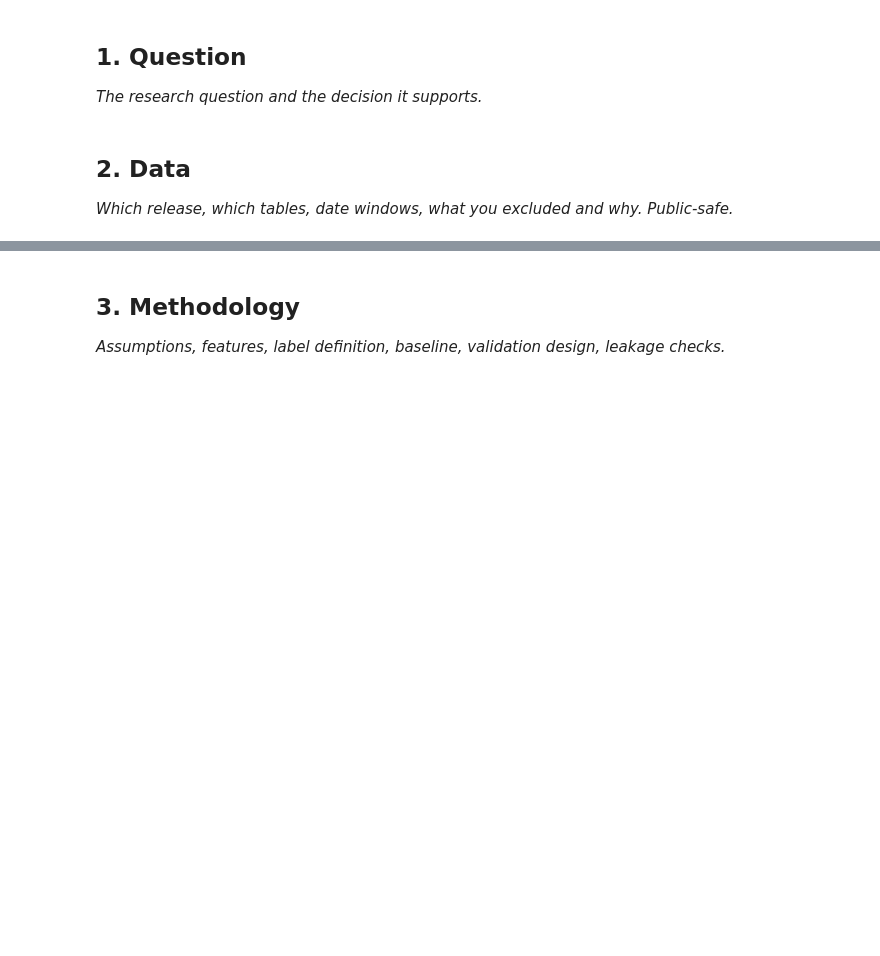
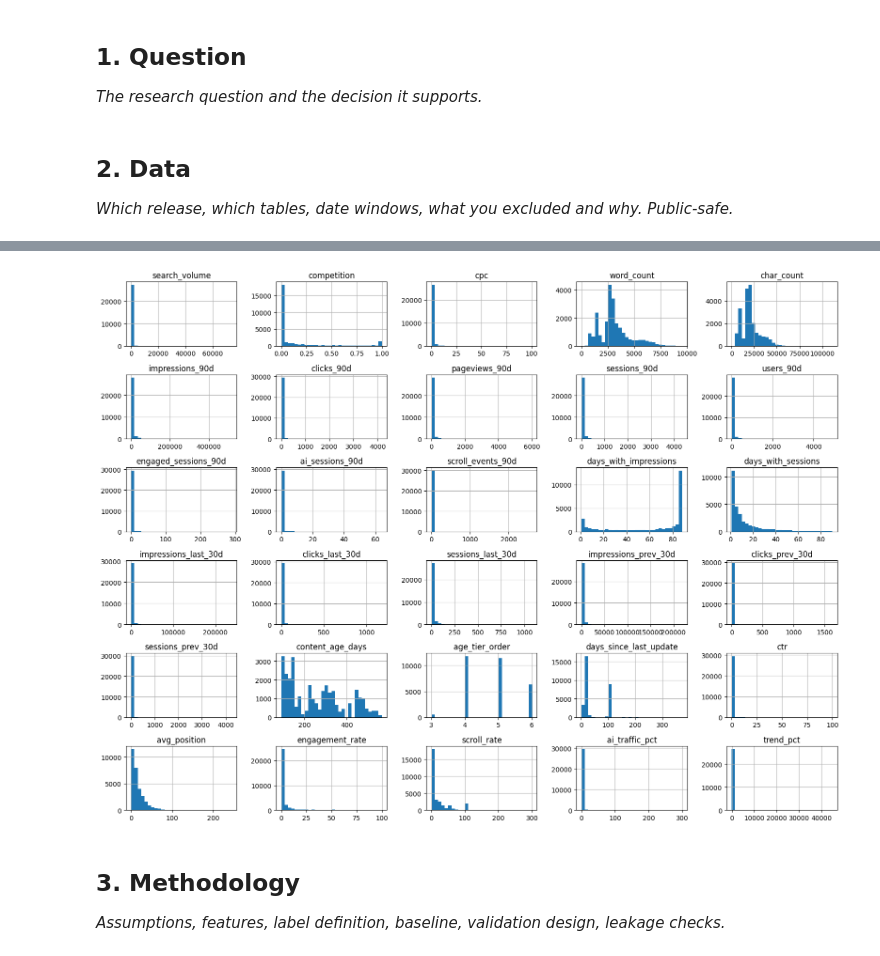
Before and after one commit to MahboobAli1/flyrank-ml-internship, a Jupyter notebook: work/notebooks/capstone.ipynb, the cells around one changed output, grey strips where cells are left out. Cells and saved outputs as stored; diff of their text form; code cells hidden in the pictures; blank space fills up the shorter version.

```diff
--- a/work/notebooks/capstone.ipynb
+++ b/work/notebooks/capstone.ipynb
@@ -17,3 +262,14 @@ This skeleton is yours to fill. Work the sections **in order** — each one has
+# %%
+df[numeric_cols].hist(
+    figsize=(16,12),
+    bins=30
+)
+
+plt.tight_layout()
+
+plt.show()
+# %% [output]
+[figure, added]
 # %% [markdown]
 ## 3. Methodology
 
```
Also changed, not shown: parts of 25 cells of this notebook.
